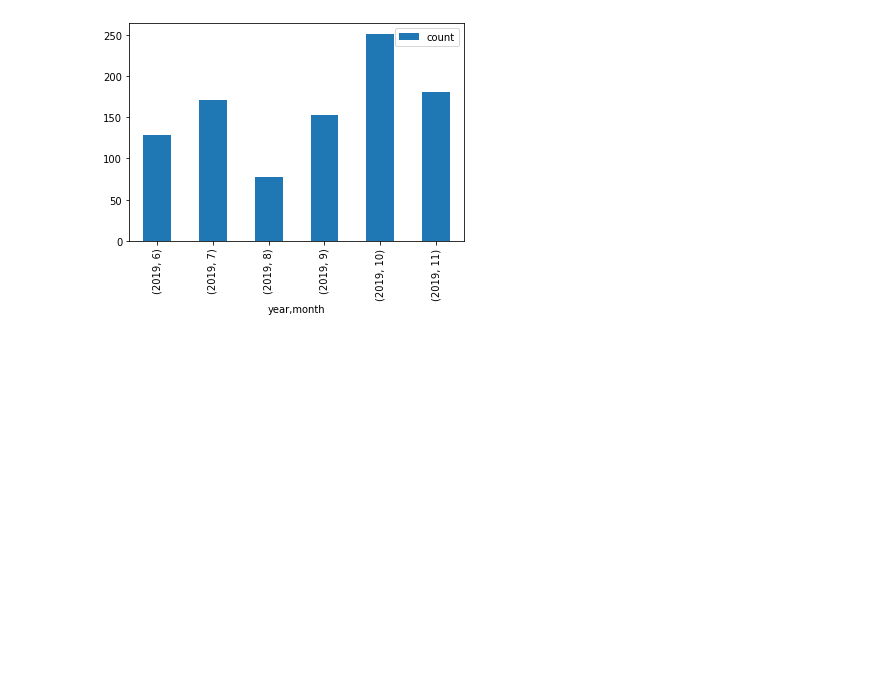
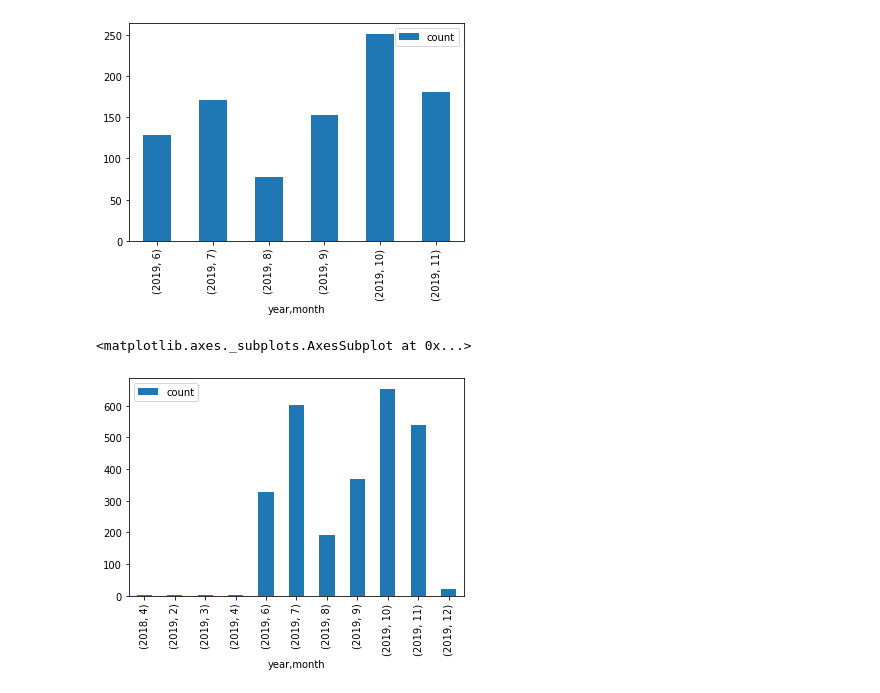
Before and after one commit to eric-burel/codeur-analysis, a Jupyter notebook: Analysis.ipynb, the cells around one changed output. Cells and saved outputs as stored; diff of their text form; code cells hidden in the pictures; blank space fills up the shorter version.

Commit message:
viz for node, php and wordpress

```diff
--- a/Analysis.ipynb
+++ b/Analysis.ipynb
@@ -169,7 +169,7 @@ php_per_month_count = count_projects(php_projects)
 |  | 11 | 181 |
 |  | 12 | 10 |
 # %%
-wordpess_per_month_count = count_projects(wordpress_projects)
+wordpress_per_month_count = count_projects(wordpress_projects)
 # %% [markdown]
 ## Viz
 # %%
@@ -182,3 +182,12 @@ php_per_month_count.loc[(2019,6):(2019,11)].plot.bar()
 # %% [output]
 <matplotlib.axes._subplots.AxesSubplot at 0x...>
 [figure]
+# %%
+(
+    wordpress_per_month_count
+#.loc[(2019,6):(2019,11)]
+.plot.bar()
+)
+# %% [output]
+<matplotlib.axes._subplots.AxesSubplot at 0x...>
+[figure, added]
```
Also changed, not shown: parts of 1 cell of this notebook.
